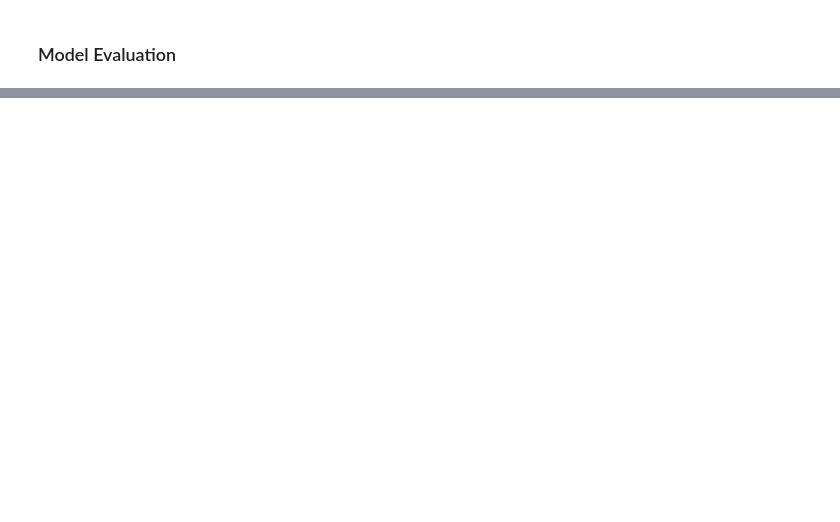
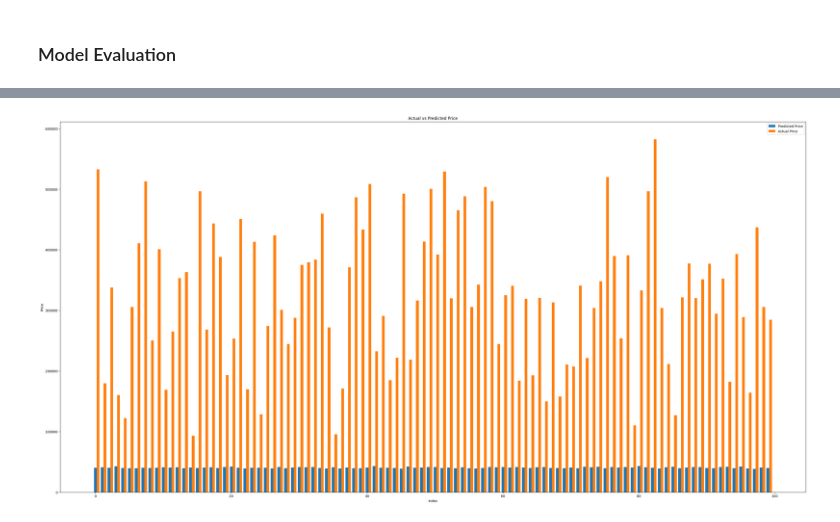
Before and after one commit to WajahatAliBasharat073/DailyTensorFlowVision, a Jupyter notebook: Projects/CarPricePrediction/CPP.ipynb, the cells around one changed output, grey strips where cells are left out. Drawn from its saved outputs; the diff is of its cells as text; code cells hidden in the pictures; blank space fills up the shorter version.

```diff
--- a/Projects/CarPricePrediction/CPP.ipynb
+++ b/Projects/CarPricePrediction/CPP.ipynb
@@ -298,0 +321,3 @@ model.evaluate(X,Y)
+# %%
+x_test, y_test = X[int(DataSize*(trainRatio+valratio)):],Y[int(DataSize*(trainRatio+valratio)):]
+print(x_test.shape, y_test.shape)
@@ -298,0 +426,4 @@ model.evaluate(X,Y)
+# %%
+y_true=list(y_test[:,0].numpy())
+# %%
+y_pred=list(model.predict(x_test)[:,0])
@@ -298,0 +432,13 @@ model.evaluate(X,Y)
+# %%
+ind=np.arange(len(y_pred))
+plt.figure(figsize=(40,20))
+width=0.4
+plt.bar(ind, y_pred,width, label='Predicted Price')
+plt.bar(ind+width, y_true,width, label='Actual Price')
+plt.title('Actual vs Predicted Price')
+plt.xlabel('Index')
+plt.ylabel('Price')
+plt.legend()
+plt.show()
+# %% [output]
+[figure, added]
```
Also changed, not shown: parts of 25 cells of this notebook.
